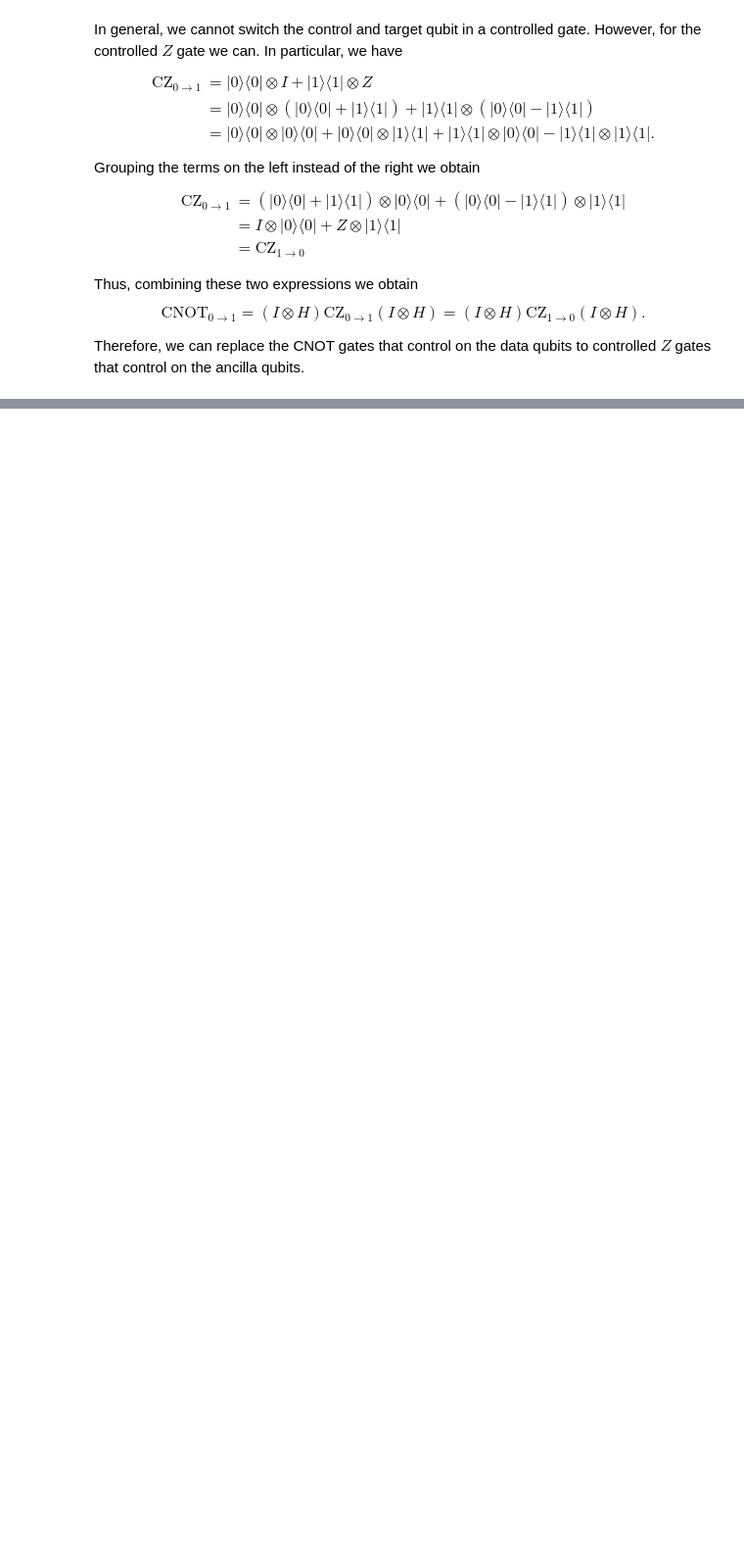
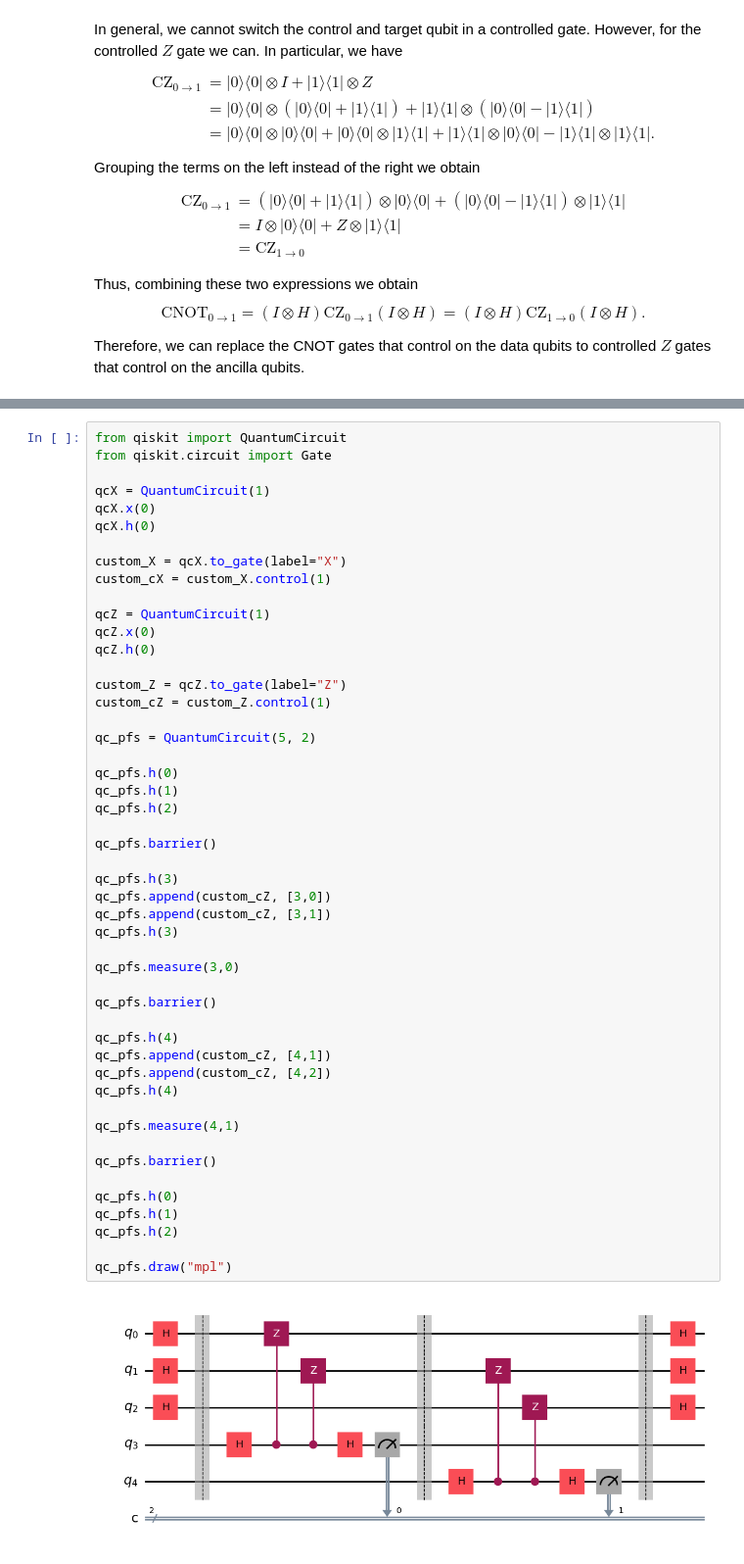
Before and after one commit to cha725/QEC, a Jupyter notebook: quantum_error_correction.ipynb, the cells around one changed output, grey strips where cells are left out. Shown at 98% size. Drawn from its saved outputs; the diff is of its cells as text; blank space fills up the shorter version.

Commit message:
feat: recreate phase flip error correction circuit with CZ rather than CX gates

```diff
--- a/quantum_error_correction.ipynb
+++ b/quantum_error_correction.ipynb
@@ -465,0 +468,51 @@ Therefore, we can replace the CNOT gates that control on the data qubits to cont
+# %%
+from qiskit import QuantumCircuit
+from qiskit.circuit import Gate
+
+qcX = QuantumCircuit(1)
+qcX.x(0)
+qcX.h(0)
+
+custom_X = qcX.to_gate(label="X")
+custom_cX = custom_X.control(1)
+
+qcZ = QuantumCircuit(1)
+qcZ.x(0)
+qcZ.h(0)
+
+custom_Z = qcZ.to_gate(label="Z")
+custom_cZ = custom_Z.control(1)
+
+qc_pfs = QuantumCircuit(5, 2)
+
+qc_pfs.h(0)
+qc_pfs.h(1)
+qc_pfs.h(2)
+
+qc_pfs.barrier()
+
+qc_pfs.h(3)
+qc_pfs.append(custom_cZ, [3,0])
+qc_pfs.append(custom_cZ, [3,1])
+qc_pfs.h(3)
+
+qc_pfs.measure(3,0)
+
+qc_pfs.barrier()
+
+qc_pfs.h(4)
+qc_pfs.append(custom_cZ, [4,1])
+qc_pfs.append(custom_cZ, [4,2])
+qc_pfs.h(4)
+
+qc_pfs.measure(4,1)
+
+qc_pfs.barrier()
+
+qc_pfs.h(0)
+qc_pfs.h(1)
+qc_pfs.h(2)
+
+qc_pfs.draw("mpl")
+# %% [output]
+[figure, added]
```
Also changed, not shown: parts of 1 cell of this notebook.
